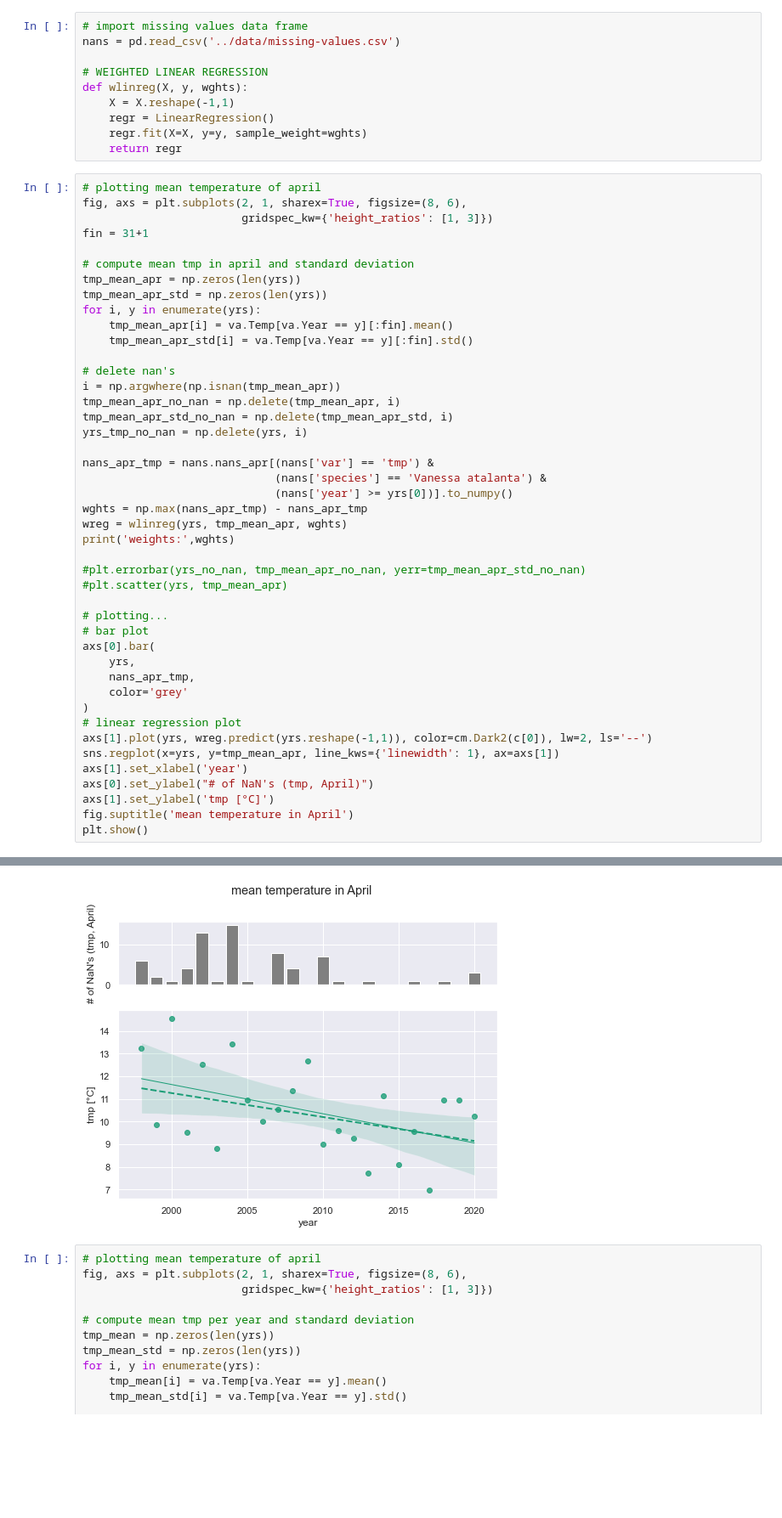
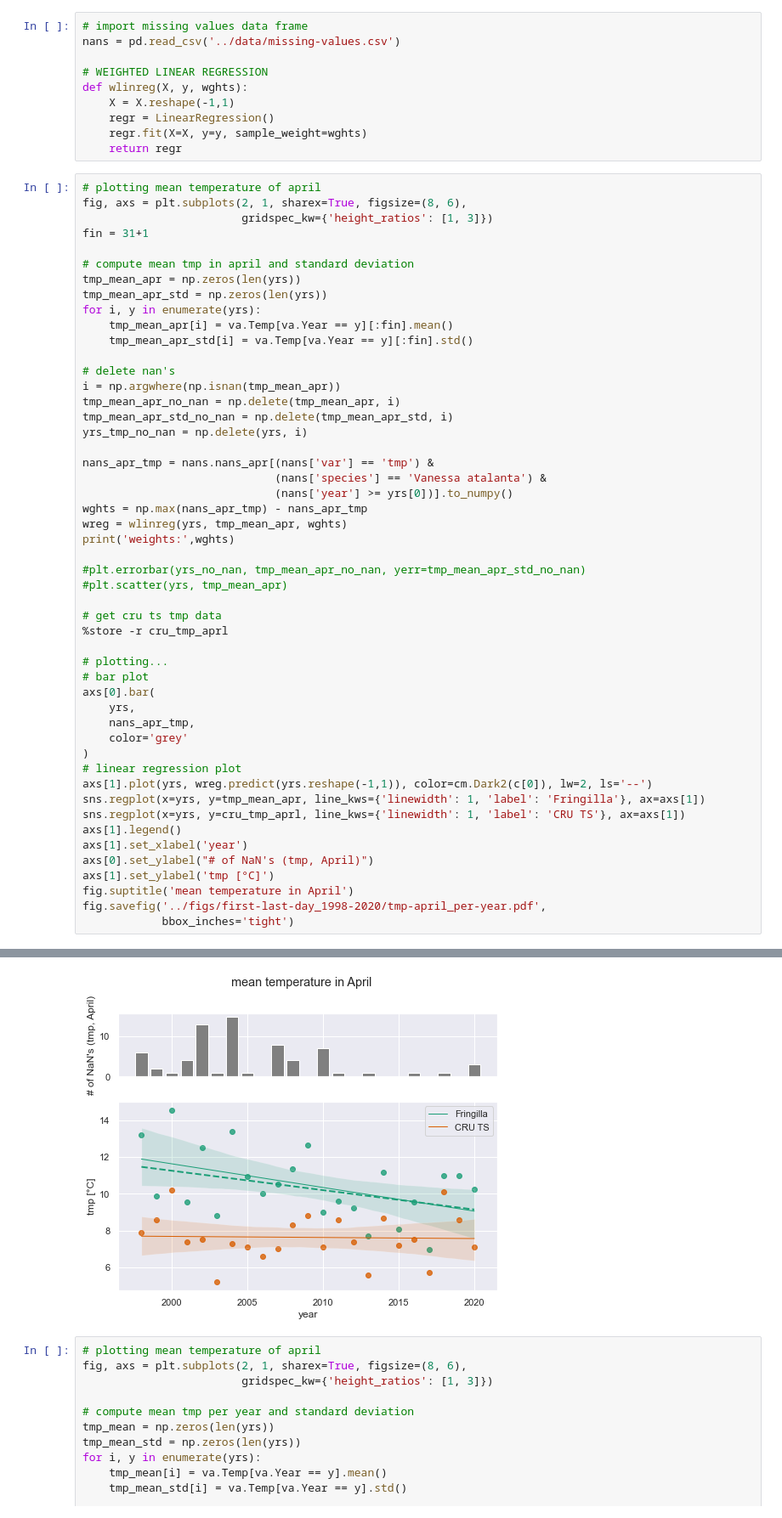
Before and after one commit to gtlab-barcelona/robert, a Jupyter notebook: code/5-redo_first-last-day_1998-2020.ipynb, the cells around one changed output, grey strips where cells are left out. Shown at 85% size. Cells and saved outputs as stored; diff of their text form; blank space fills up the shorter version.

```diff
--- a/code/5-redo_first-last-day_1998-2020.ipynb
+++ b/code/5-redo_first-last-day_1998-2020.ipynb
@@ -246,36 +246,42 @@ for i, y in enumerate(yrs):
 i = np.argwhere(np.isnan(tmp_mean_apr))
 tmp_mean_apr_no_nan = np.delete(tmp_mean_apr, i)
 tmp_mean_apr_std_no_nan = np.delete(tmp_mean_apr_std, i)
 yrs_tmp_no_nan = np.delete(yrs, i)
 
 nans_apr_tmp = nans.nans_apr[(nans['var'] == 'tmp') &
                              (nans['species'] == 'Vanessa atalanta') &
                              (nans['year'] >= yrs[0])].to_numpy()
 wghts = np.max(nans_apr_tmp) - nans_apr_tmp
 wreg = wlinreg(yrs, tmp_mean_apr, wghts)
 print('weights:',wghts)
 
 #plt.errorbar(yrs_no_nan, tmp_mean_apr_no_nan, yerr=tmp_mean_apr_std_no_nan)
 #plt.scatter(yrs, tmp_mean_apr)
 
+# get cru ts tmp data
+%store -r cru_tmp_aprl
+
 # plotting...
 # bar plot
 axs[0].bar(
     yrs,
     nans_apr_tmp,
     color='grey'
 )
 # linear regression plot
 axs[1].plot(yrs, wreg.predict(yrs.reshape(-1,1)), color=cm.Dark2(c[0]), lw=2, ls='--')
-sns.regplot(x=yrs, y=tmp_mean_apr, line_kws={'linewidth': 1}, ax=axs[1])
+sns.regplot(x=yrs, y=tmp_mean_apr, line_kws={'linewidth': 1, 'label': 'Fringilla'}, ax=axs[1])
+sns.regplot(x=yrs, y=cru_tmp_aprl, line_kws={'linewidth': 1, 'label': 'CRU TS'}, ax=axs[1])
+axs[1].legend()
 axs[1].set_xlabel('year')
 axs[0].set_ylabel("# of NaN's (tmp, April)")
 axs[1].set_ylabel('tmp [°C]')
 fig.suptitle('mean temperature in April')
-plt.show()
+fig.savefig('../figs/first-last-day_1998-2020/tmp-april_per-year.pdf',
+            bbox_inches='tight')
 # %% [output]
 weights: [ 9 13 14 11  2 14  0 14 15  7 11 15  8 14 15 14 15 15 14 15 14 15 12]
-[figure, old version]
+[figure, new version]
 # %%
 # plotting mean temperature of april
 fig, axs = plt.subplots(2, 1, sharex=True, figsize=(8, 6),
```
Also changed, not shown: parts of 3 cells of this notebook, 40 other files.
